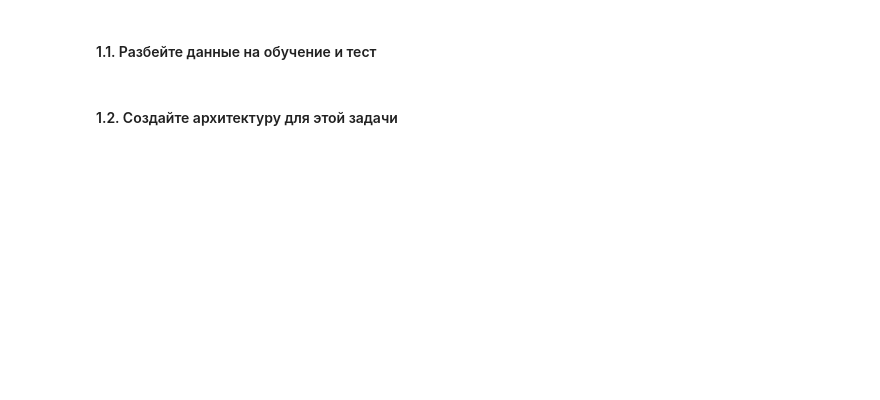
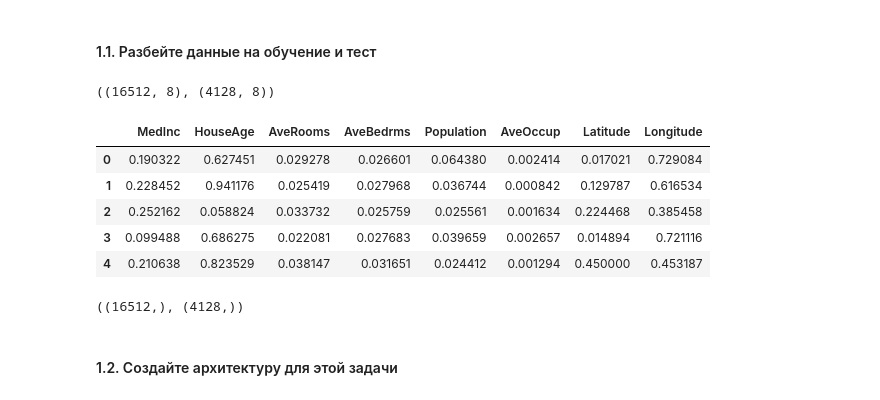
Before and after one commit to BalshowAndrew/netol_classes02, a Jupyter notebook: selfedu_tensorflow/ponomareva_course/01_practice_NN_keras.ipynb, the cells around one changed output. Saved outputs shown, nothing was run; the diff lists cells and outputs as text; code cells hidden in the pictures; blank space fills up the shorter version.

```diff
--- a/selfedu_tensorflow/ponomareva_course/01_practice_NN_keras.ipynb
+++ b/selfedu_tensorflow/ponomareva_course/01_practice_NN_keras.ipynb
@@ -53,0 +58,9 @@ array([4.526, 3.585, 3.521, ..., 0.923, 0.847, 0.894], shape=(20640,))
+# %%
+X_train, X_test, y_train, y_test = train_test_split(X, y, test_size=0.2, random_state=42)
+# %%
+X_train.shape, X_test.shape
+# %% [output]
+((16512, 8), (4128, 8))
+# %%
+mms = MinMaxScaler()
+X_train_norm = mms.fit_transform(X_train)
@@ -54,2 +69,15 @@ array([4.526, 3.585, 3.521, ..., 0.923, 0.847, 0.894], shape=(20640,))
+# %%
+pd.DataFrame(X_train_norm, columns=data['feature_names']).head()
+# %% [output]
+|  | MedInc | HouseAge | AveRooms | AveBedrms | Population | AveOccup | Latitude | Longitude |
+| 0 | 0.190322 | 0.627451 | 0.029278 | 0.026601 | 0.064380 | 0.002414 | 0.017021 | 0.729084 |
+| 1 | 0.228452 | 0.941176 | 0.025419 | 0.027968 | 0.036744 | 0.000842 | 0.129787 | 0.616534 |
+| 2 | 0.252162 | 0.058824 | 0.033732 | 0.025759 | 0.025561 | 0.001634 | 0.224468 | 0.385458 |
+| 3 | 0.099488 | 0.686275 | 0.022081 | 0.027683 | 0.039659 | 0.002657 | 0.014894 | 0.721116 |
+| 4 | 0.210638 | 0.823529 | 0.038147 | 0.031651 | 0.024412 | 0.001294 | 0.450000 | 0.453187 |
+# %%
+y_train.shape, y_test.shape
+# %% [output]
+((16512,), (4128,))
 # %% [markdown]
 #### 1.2. Создайте архитектуру для этой задачи
```
Also changed, not shown: parts of 21 cells of this notebook.
